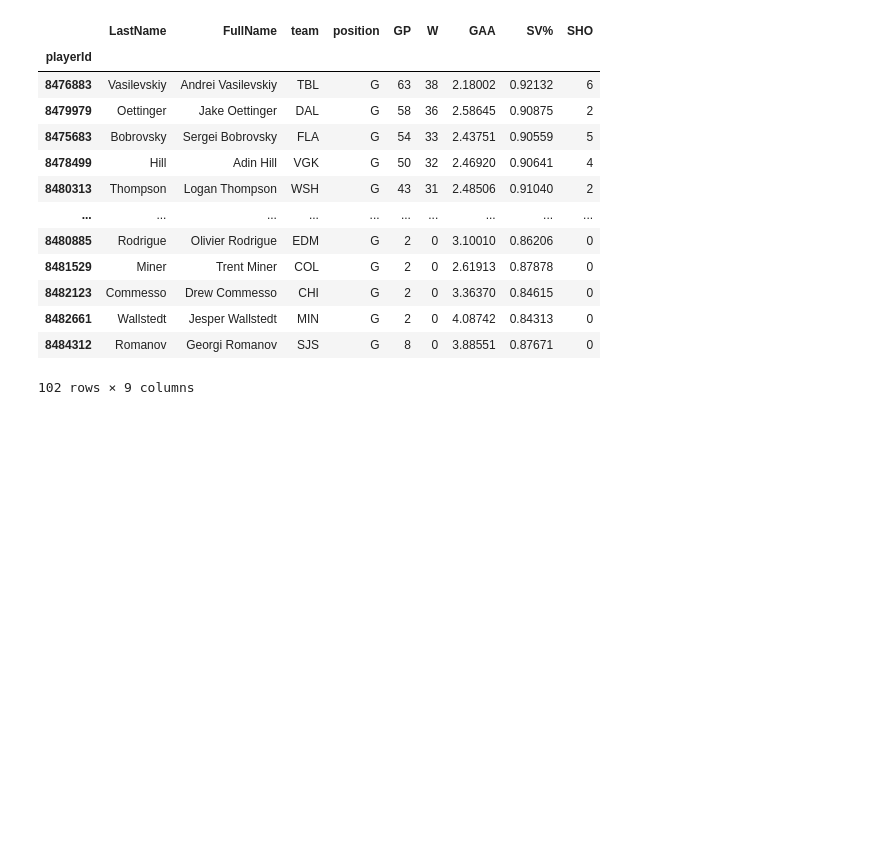
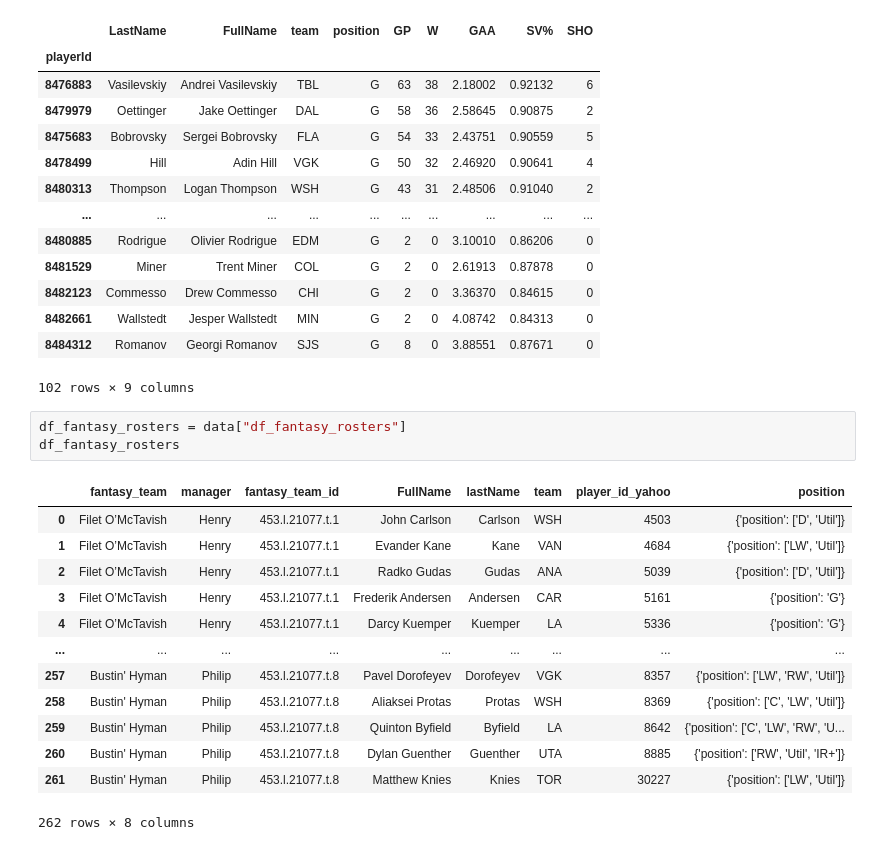
Before and after one commit to oradwastaken/FantasyHelper, a Jupyter notebook: main.ipynb, the cells around one changed output. Cells and saved outputs as stored; diff of their text form; blank space fills up the shorter version.

Commit message:
Added support for yahoo fantasy rosters

```diff
--- a/main.ipynb
+++ b/main.ipynb
@@ -124,3 +107,20 @@ df_goalies
 | 8482661 | Wallstedt | Jesper Wallstedt | MIN | G | 2 | 0 | 4.08742 | 0.84313 | 0 |
 | 8484312 | Romanov | Georgi Romanov | SJS | G | 8 | 0 | 3.88551 | 0.87671 | 0 |
 102 rows × 9 columns
+# %%
+df_fantasy_rosters = data["df_fantasy_rosters"]
+df_fantasy_rosters
+# %% [output]
+|  | fantasy_team | manager | fantasy_team_id | FullName | lastName | team | player_id_yahoo | position |
+| 0 | Filet O’McTavish | Henry | 453.l.21077.t.1 | John Carlson | Carlson | WSH | 4503 | {'position': ['D', 'Util']} |
+| 1 | Filet O’McTavish | Henry | 453.l.21077.t.1 | Evander Kane | Kane | VAN | 4684 | {'position': ['LW', 'Util']} |
+| 2 | Filet O’McTavish | Henry | 453.l.21077.t.1 | Radko Gudas | Gudas | ANA | 5039 | {'position': ['D', 'Util']} |
+| 3 | Filet O’McTavish | Henry | 453.l.21077.t.1 | Frederik Andersen | Andersen | CAR | 5161 | {'position': 'G'} |
+| 4 | Filet O’McTavish | Henry | 453.l.21077.t.1 | Darcy Kuemper | Kuemper | LA | 5336 | {'position': 'G'} |
+| ... | ... | ... | ... | ... | ... | ... | ... | ... |
+| 257 | Bustin' Hyman | Philip | 453.l.21077.t.8 | Pavel Dorofeyev | Dorofeyev | VGK | 8357 | {'position': ['LW', 'RW', 'Util']} |
+| 258 | Bustin' Hyman | Philip | 453.l.21077.t.8 | Aliaksei Protas | Protas | WSH | 8369 | {'position': ['C', 'LW', 'Util']} |
+| 259 | Bustin' Hyman | Philip | 453.l.21077.t.8 | Quinton Byfield | Byfield | LA | 8642 | {'position': ['C', 'LW', 'RW', 'U... |
+| 260 | Bustin' Hyman | Philip | 453.l.21077.t.8 | Dylan Guenther | Guenther | UTA | 8885 | {'position': ['RW', 'Util', 'IR+']} |
+| 261 | Bustin' Hyman | Philip | 453.l.21077.t.8 | Matthew Knies | Knies | TOR | 30227 | {'position': ['LW', 'Util']} |
+262 rows × 8 columns
```
Also changed, not shown: parts of 3 cells of this notebook, 5 other files.
